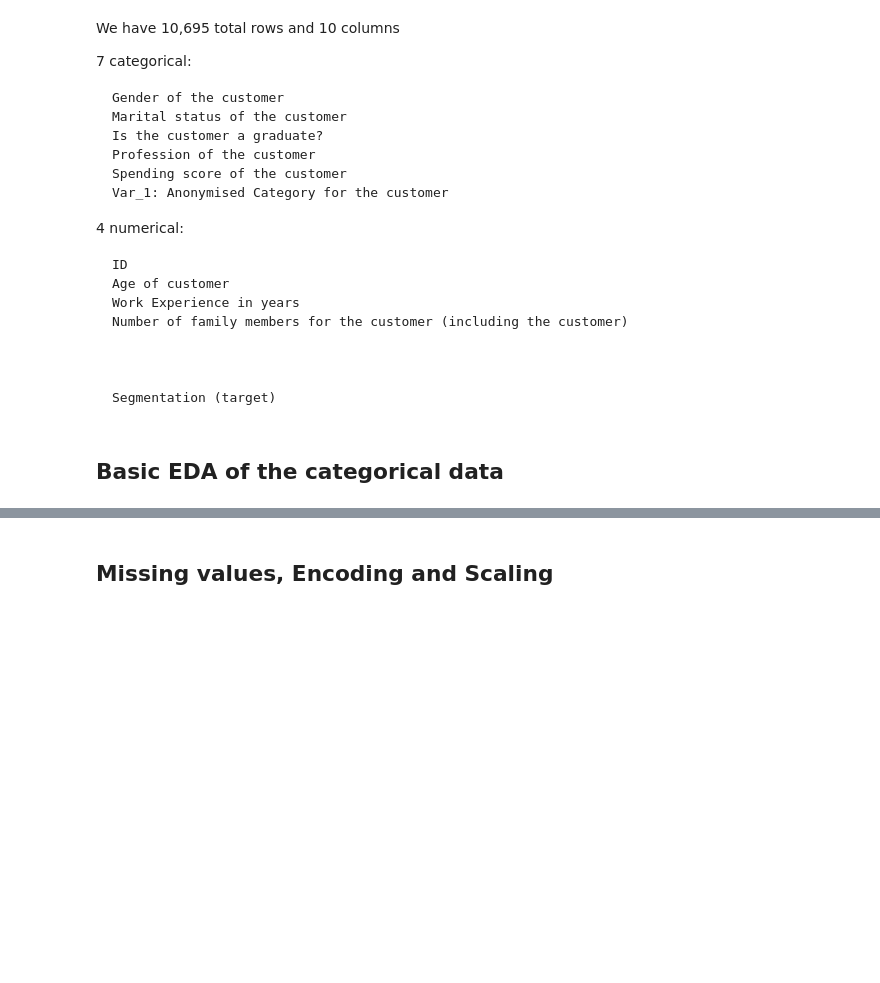
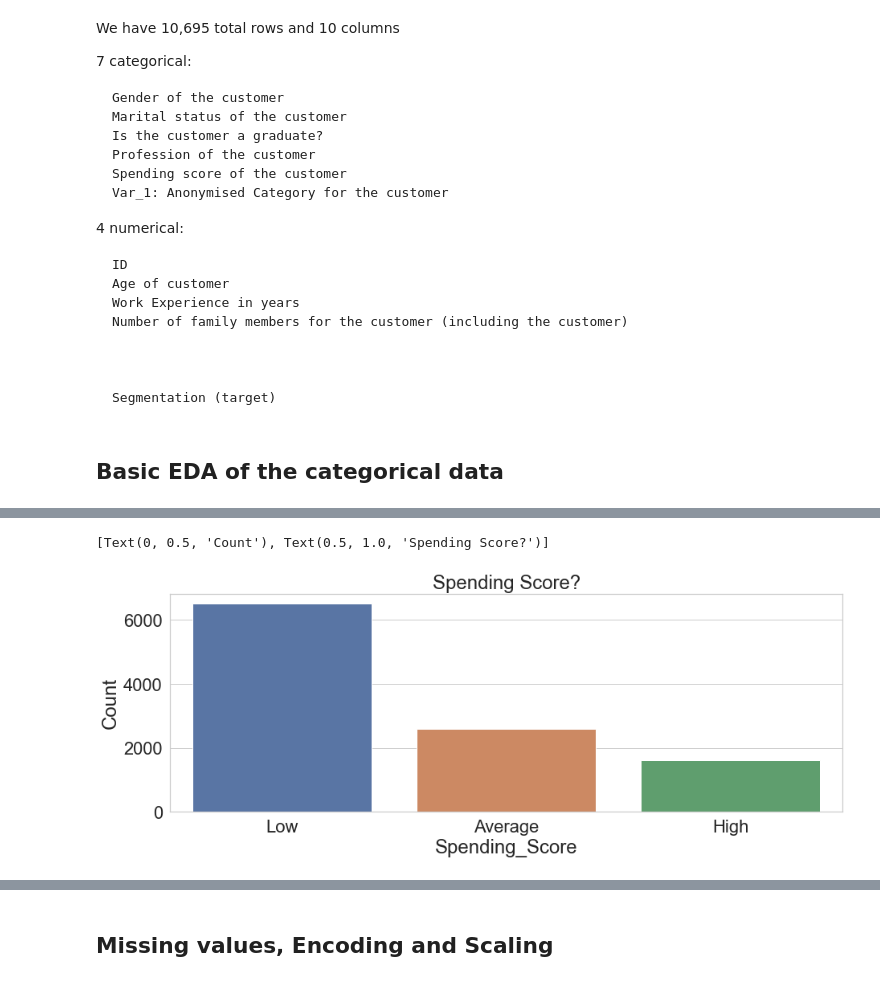
Before and after one commit to PietroDona/DS_Exercises, a Jupyter notebook: Customer Segmentation/notebooks/Segmentation-EDA.ipynb, the cells around one changed output, grey strips where cells are left out. Saved outputs shown, nothing was run; the diff lists cells and outputs as text; code cells hidden in the pictures; blank space fills up the shorter version.

```diff
--- a/Customer Segmentation/notebooks/Segmentation-EDA.ipynb
+++ b/Customer Segmentation/notebooks/Segmentation-EDA.ipynb
@@ -217,0 +100,8 @@ sns.countplot(data=data_for_segmentation, x='Var_1',
+# %%
+fig, ax = plt.subplots(nrows=1,
+                       ncols=1, figsize=(15, 5))
+sns.countplot(data=rawdata, x='Spending_Score', ax=ax)
+ax.set(title='Spending Score?', ylabel='Count')
+# %% [output]
+[Text(0, 0.5, 'Count'), Text(0.5, 1.0, 'Spending Score?')]
+[figure, added]
```
Also changed, not shown: parts of 46 cells of this notebook, 1 other file.
